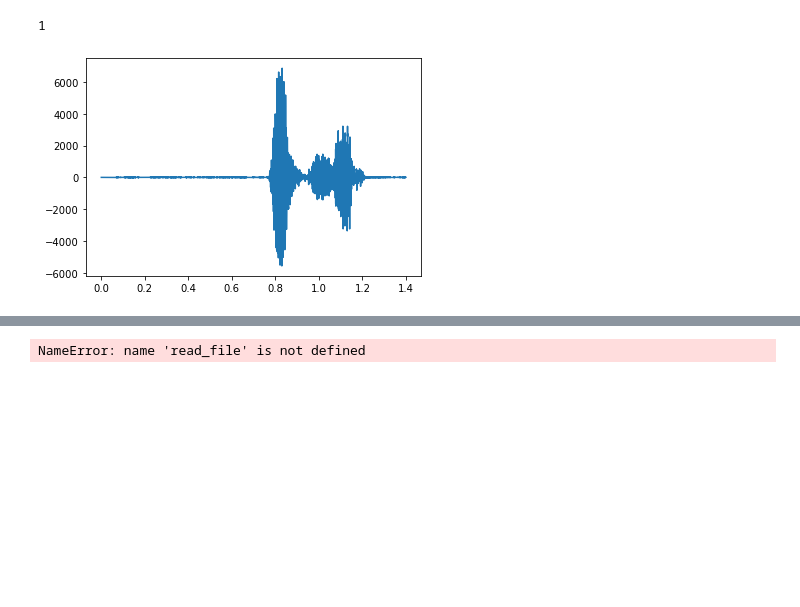
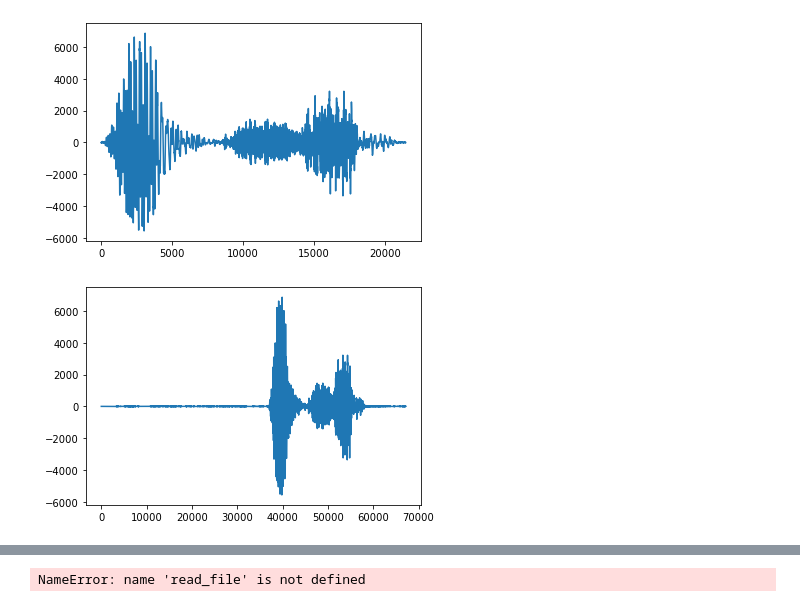
Before and after one commit to alluvm/speech_processing, a Jupyter notebook: processing.ipynb, the cells around one changed output, grey strips where cells are left out. Drawn from its saved outputs; the diff is of its cells as text; code cells hidden in the pictures; blank space fills up the shorter version.

Commit message:
Implemented simple remove silence function

```diff
--- a/processing.ipynb
+++ b/processing.ipynb
@@ -39,10 +39,11 @@ def generate_noisy(data, ratio):
     """
     return data + rnd.normal(0,1,len(data)) * max(abs(data)) * ratio
 
-def clean_data(data):
+def remove_silence(data):
     """
-    remove silent spaces and noise
+    remove silence
     """
+    return data[abs(data) > abs(data).mean()*0.05]
 
 def read_wav(path):
     """
@@ -78,14 +79,15 @@ def MFCC(signal, fs):
 
     return [f, t, X]
 # %%
-iterate_all("./data", read_wav)
+#iterate_all("./data", read_wav)
-# %% [output]
-1
 # %%
-
 t, signal = read_wav(data_path + "yksi.wav")
 
-plt.plot(t,signal)
+plt.plot(remove_silence(signal))
 plt.show()
+plt.plot(signal)
+plt.show()
+Audio(remove_silence(signal), rate=fs)
 # %% [output]
-[figure, old version]
+[figure, new version]
+[figure, added]
```
Also changed, not shown: parts of 1 cell of this notebook.
